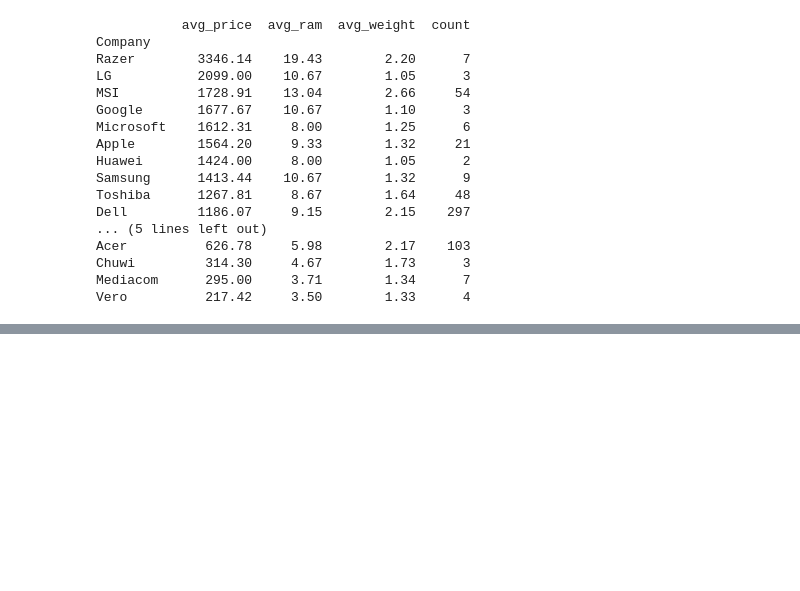
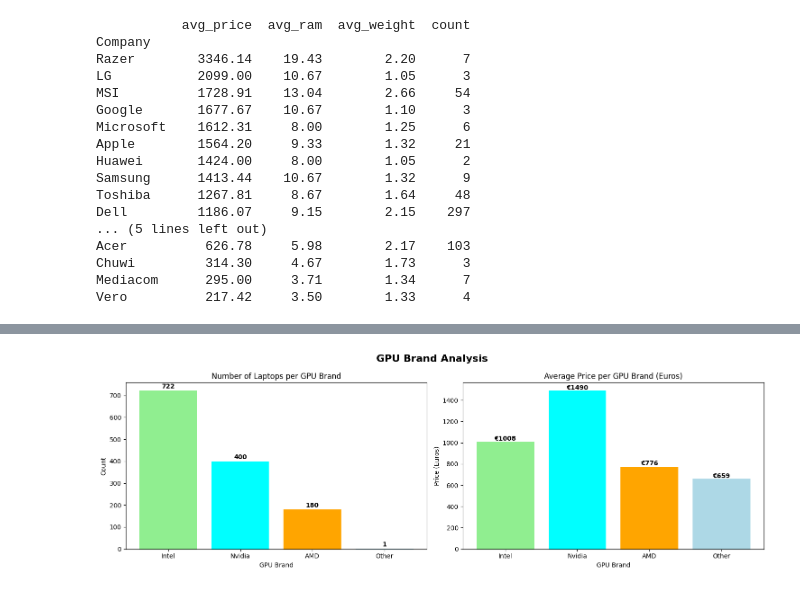
Before and after one commit to luongtheduc1605/Laptop-Price-Analysis, a Jupyter notebook: laptop_analysis.ipynb, the cells around one changed output, grey strips where cells are left out. Saved outputs shown, nothing was run; the diff lists cells and outputs as text; code cells hidden in the pictures; blank space fills up the shorter version.

```diff
--- a/laptop_analysis.ipynb
+++ b/laptop_analysis.ipynb
@@ -223,0 +313,26 @@ Exploratory data analysis of 1303 laptops across 19 brand.
+# %%
+fig, axes = plt.subplots(1, 2, figsize=(15,5))
+fig.suptitle("GPU Brand Analysis", fontsize=16, fontweight="bold")
+
+gpu_counts = df["gpu_brand"].value_counts()
+colors = ["lightgreen", "cyan", "orange", "lightblue"][:len(gpu_counts)] #4 slots because 4 GPU brands, len to ensure the colors match the number of GPU brands
+
+axes[0].bar(gpu_counts.index, gpu_counts.values, color=colors)
+axes[0].set_title("Number of Laptops per GPU Brand")
+axes[0].set_xlabel("GPU Brand")
+axes[0].set_ylabel("Count")
+for i, v in enumerate(gpu_counts.values):
+    axes[0].text(i, v + 10, str(v), ha="center", fontweight="bold") #Can add fontstyle (italic, normal, oblique) too
+
+avg_gpu = df.groupby("gpu_brand")["Price_euros"].mean().reindex(gpu_counts.index)
+axes[1].bar(avg_gpu.index, avg_gpu.values, color=colors)
+axes[1].set_title("Average Price per GPU Brand (Euros)")
+axes[1].set_xlabel("GPU Brand")
+axes[1].set_ylabel("Price (Euros)")
+for i, v in enumerate(avg_gpu.values):
+    axes[1].text(i, v + 10, f"€{v:.0f}", ha="center", fontweight="bold")
+
+plt.tight_layout()
+plt.show()
+# %% [output]
+[figure, added]
```
Also changed, not shown: parts of 9 cells of this notebook.
